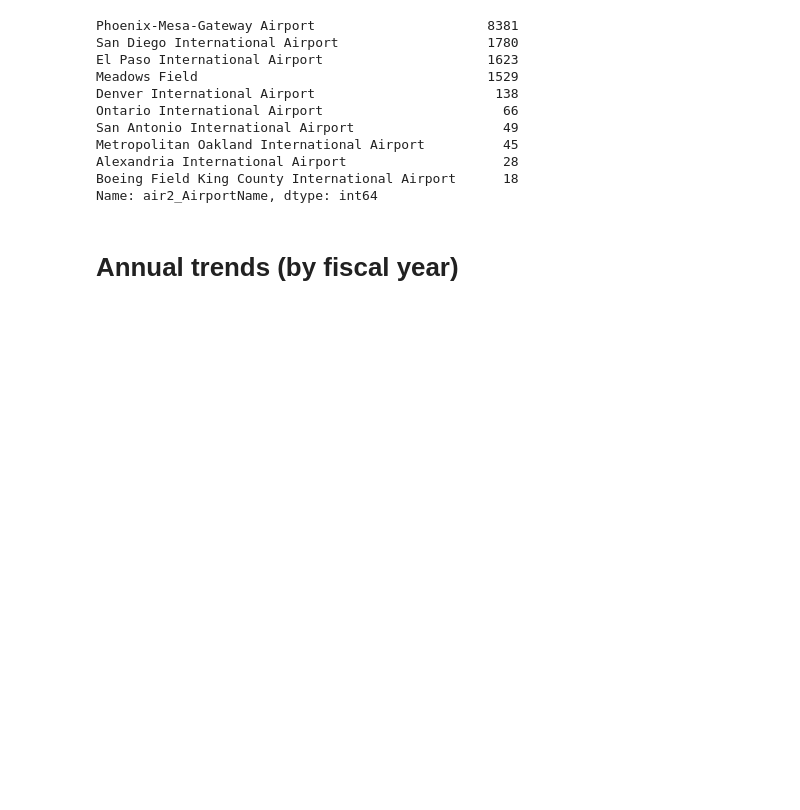
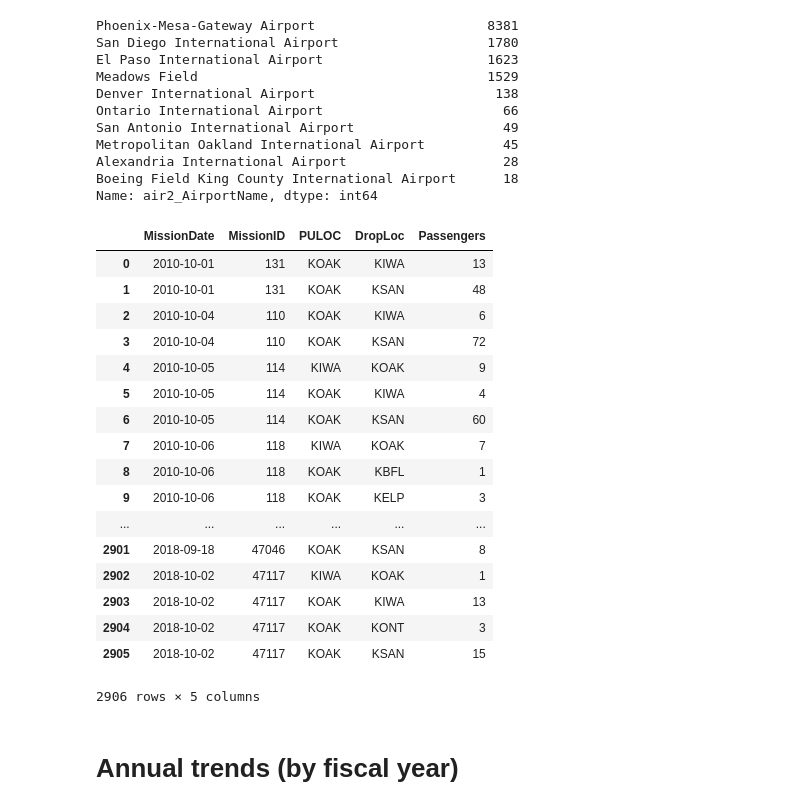
Before and after one commit to UWCHR/ice-air, a Jupyter notebook: analyze/note/airport.ipynb, the cells around one changed output. Cells and saved outputs as stored; diff of their text form; code cells hidden in the pictures; blank space fills up the shorter version.

```diff
--- a/analyze/note/airport.ipynb
+++ b/analyze/note/airport.ipynb
@@ -162,6 +183,27 @@ missions_df = all_missions.reset_index()
 missions_df = missions_df.rename({"AlienMasterID": "Passengers"}, axis=1)
 # %%
 missions_df.to_csv(f'../output/{airport}_missions.csv', index=False)
+# %%
+missions_df
+# %% [output]
+|  | MissionDate | MissionID | PULOC | DropLoc | Passengers |
+| 0 | 2010-10-01 | 131 | KOAK | KIWA | 13 |
+| 1 | 2010-10-01 | 131 | KOAK | KSAN | 48 |
+| 2 | 2010-10-04 | 110 | KOAK | KIWA | 6 |
+| 3 | 2010-10-04 | 110 | KOAK | KSAN | 72 |
+| 4 | 2010-10-05 | 114 | KIWA | KOAK | 9 |
+| 5 | 2010-10-05 | 114 | KOAK | KIWA | 4 |
+| 6 | 2010-10-05 | 114 | KOAK | KSAN | 60 |
+| 7 | 2010-10-06 | 118 | KIWA | KOAK | 7 |
+| 8 | 2010-10-06 | 118 | KOAK | KBFL | 1 |
+| 9 | 2010-10-06 | 118 | KOAK | KELP | 3 |
+| ... | ... | ... | ... | ... | ... |
+| 2901 | 2018-09-18 | 47046 | KOAK | KSAN | 8 |
+| 2902 | 2018-10-02 | 47117 | KIWA | KOAK | 1 |
+| 2903 | 2018-10-02 | 47117 | KOAK | KIWA | 13 |
+| 2904 | 2018-10-02 | 47117 | KOAK | KONT | 3 |
+| 2905 | 2018-10-02 | 47117 | KOAK | KSAN | 15 |
+2906 rows × 5 columns
 # %% [markdown]
 # Annual trends (by fiscal year)
 # %%
```
Also changed, not shown: parts of 1 cell of this notebook, 5 other files.
